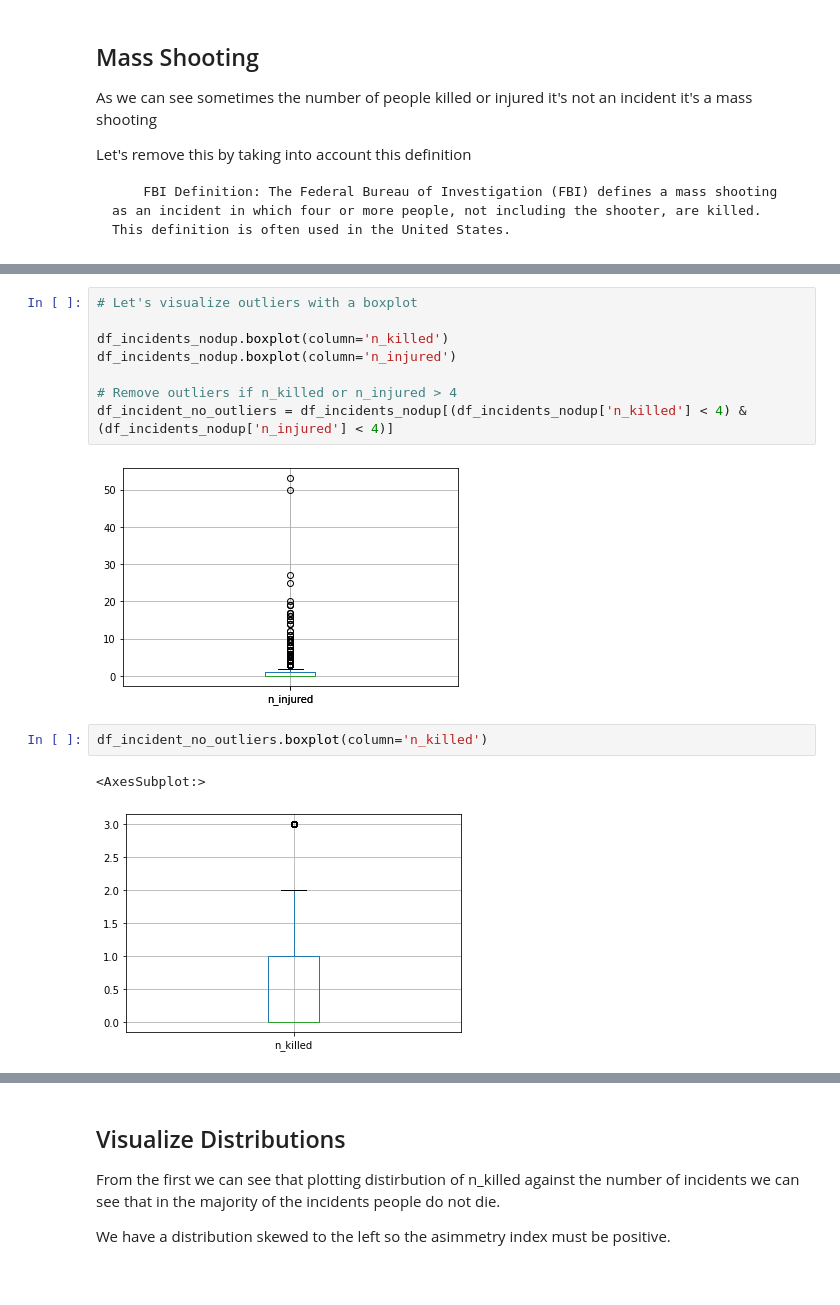
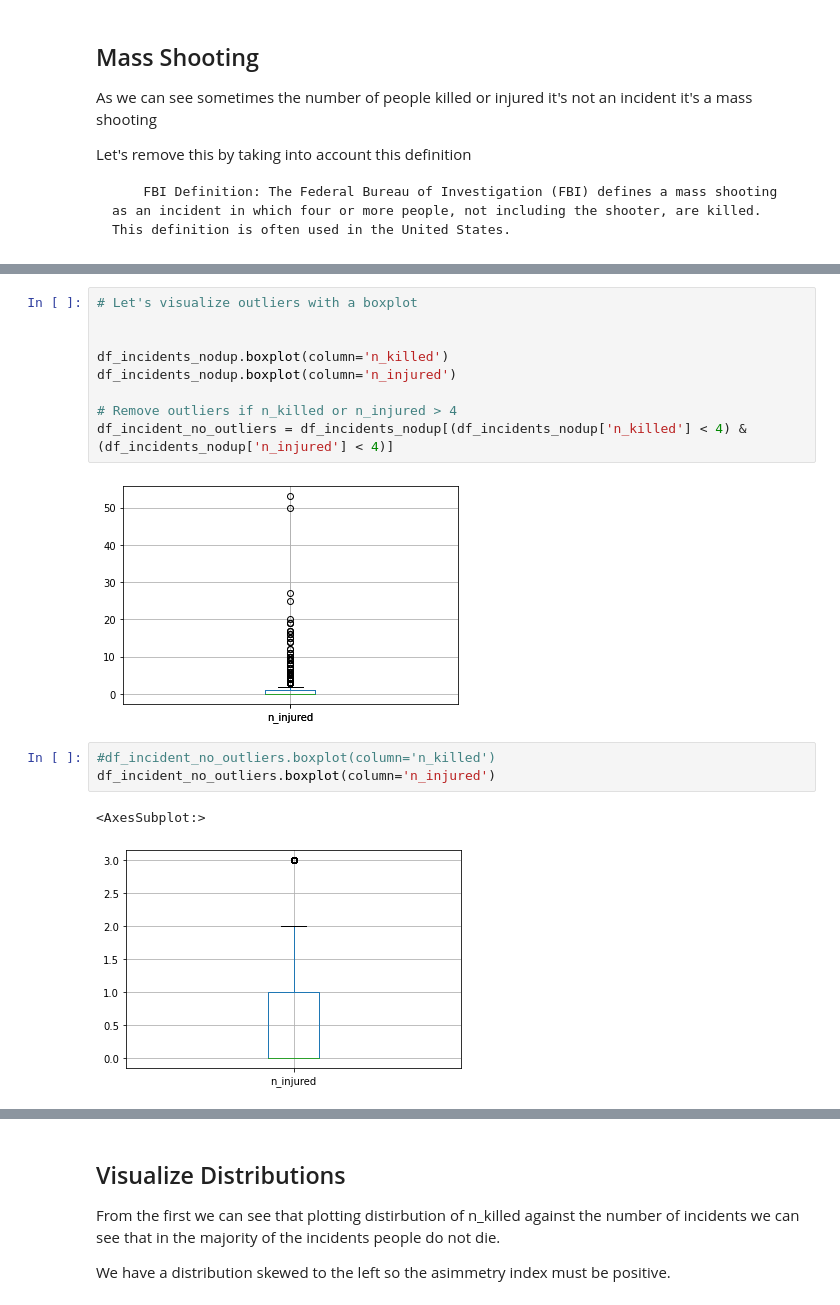
Before and after one commit to TheDarkPyotr/DataMining2023, a Jupyter notebook: source/Task1.ipynb, the cells around one changed output, grey strips where cells are left out. Drawn from its saved outputs; the diff is of its cells as text.

```diff
--- a/source/Task1.ipynb
+++ b/source/Task1.ipynb
@@ -214,5 +225,6 @@ Let's remove this by taking into account this definition
 # %%
 # Let's visualize outliers with a boxplot
+
 
 df_incidents_nodup.boxplot(column='n_killed')
 df_incidents_nodup.boxplot(column='n_injured')
@@ -222,7 +234,8 @@ df_incident_no_outliers = df_incidents_nodup[(df_incidents_nodup['n_killed'] < 4
 # %% [output]
 [figure]
 # %%
-df_incident_no_outliers.boxplot(column='n_killed')
+#df_incident_no_outliers.boxplot(column='n_killed')
+df_incident_no_outliers.boxplot(column='n_injured')
 # %% [output]
 <AxesSubplot:>
-[figure, old version]
+[figure, new version]
```
Also changed, not shown: parts of 9 cells of this notebook.
